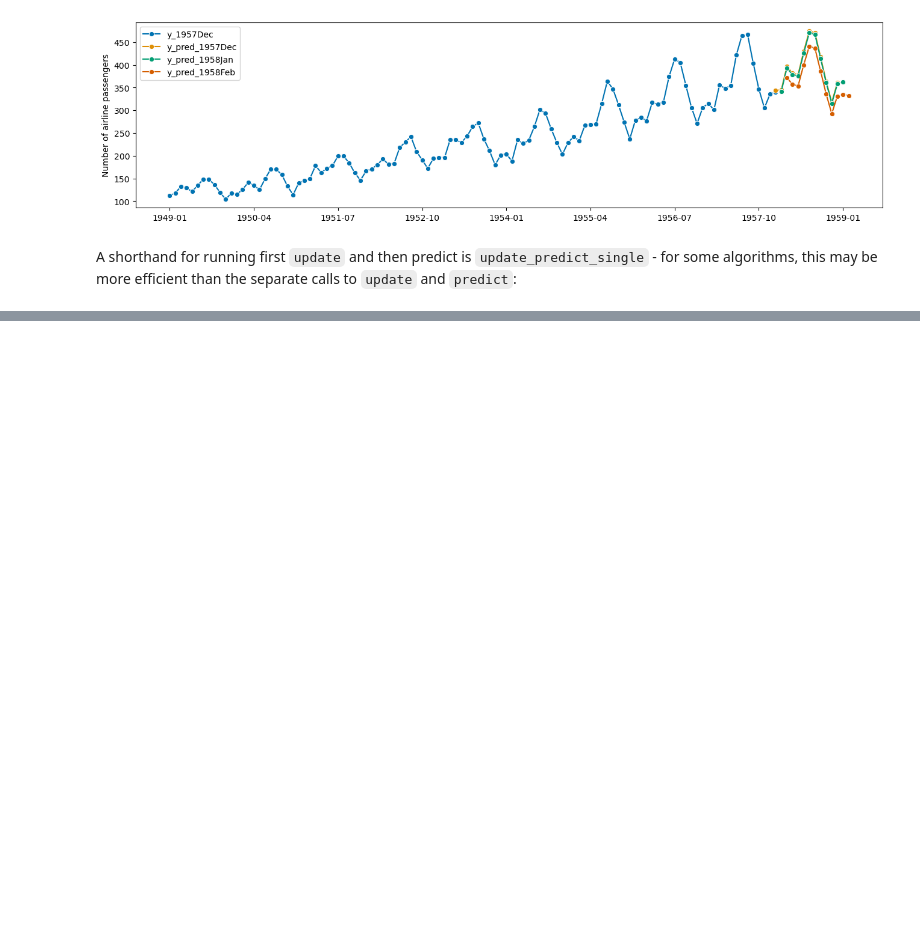
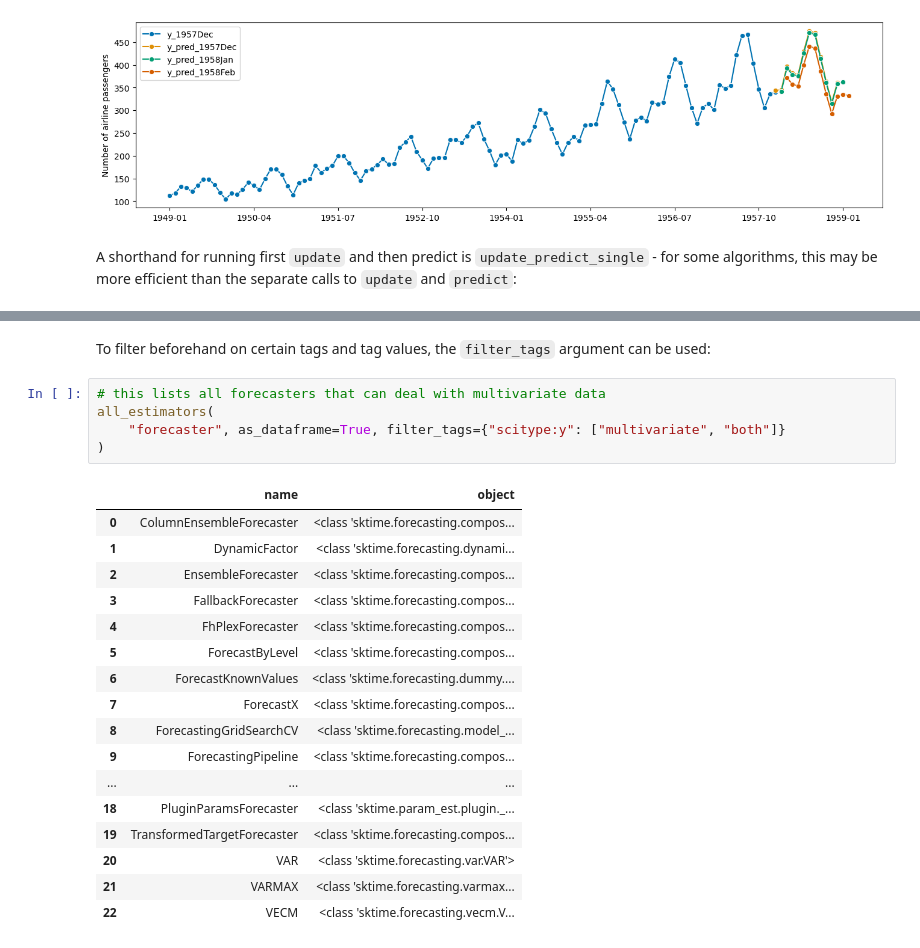
Before and after one commit to watanaberyunosuke/sktime, a Jupyter notebook: forcasting.ipynb, the cells around one changed output, grey strips where cells are left out. Drawn from its saved outputs; the diff is of its cells as text; blank space fills up the shorter version.

```diff
--- a/forcasting.ipynb
+++ b/forcasting.ipynb
@@ -831,0 +921,25 @@ Freq: M, Name: Number of airline passengers, dtype: float64
+# %% [markdown]
+To filter beforehand on certain tags and tag values, the `filter_tags` argument can be used:
+# %%
+# this lists all forecasters that can deal with multivariate data
+all_estimators(
+    "forecaster", as_dataframe=True, filter_tags={"scitype:y": ["multivariate", "both"]}
+)
+# %% [output]
+|  | name | object |
+| 0 | ColumnEnsembleForecaster | <class 'sktime.forecasting.compos... |
+| 1 | DynamicFactor | <class 'sktime.forecasting.dynami... |
+| 2 | EnsembleForecaster | <class 'sktime.forecasting.compos... |
+| 3 | FallbackForecaster | <class 'sktime.forecasting.compos... |
+| 4 | FhPlexForecaster | <class 'sktime.forecasting.compos... |
+| 5 | ForecastByLevel | <class 'sktime.forecasting.compos... |
+| 6 | ForecastKnownValues | <class 'sktime.forecasting.dummy.... |
+| 7 | ForecastX | <class 'sktime.forecasting.compos... |
+| 8 | ForecastingGridSearchCV | <class 'sktime.forecasting.model_... |
+| 9 | ForecastingPipeline | <class 'sktime.forecasting.compos... |
+| ... | ... | ... |
+| 18 | PluginParamsForecaster | <class 'sktime.param_est.plugin._... |
+| 19 | TransformedTargetForecaster | <class 'sktime.forecasting.compos... |
+| 20 | VAR | <class 'sktime.forecasting.var.VAR'> |
+| 21 | VARMAX | <class 'sktime.forecasting.varmax... |
+| 22 | VECM | <class 'sktime.forecasting.vecm.V... |
```
Also changed, not shown: parts of 41 cells of this notebook.
